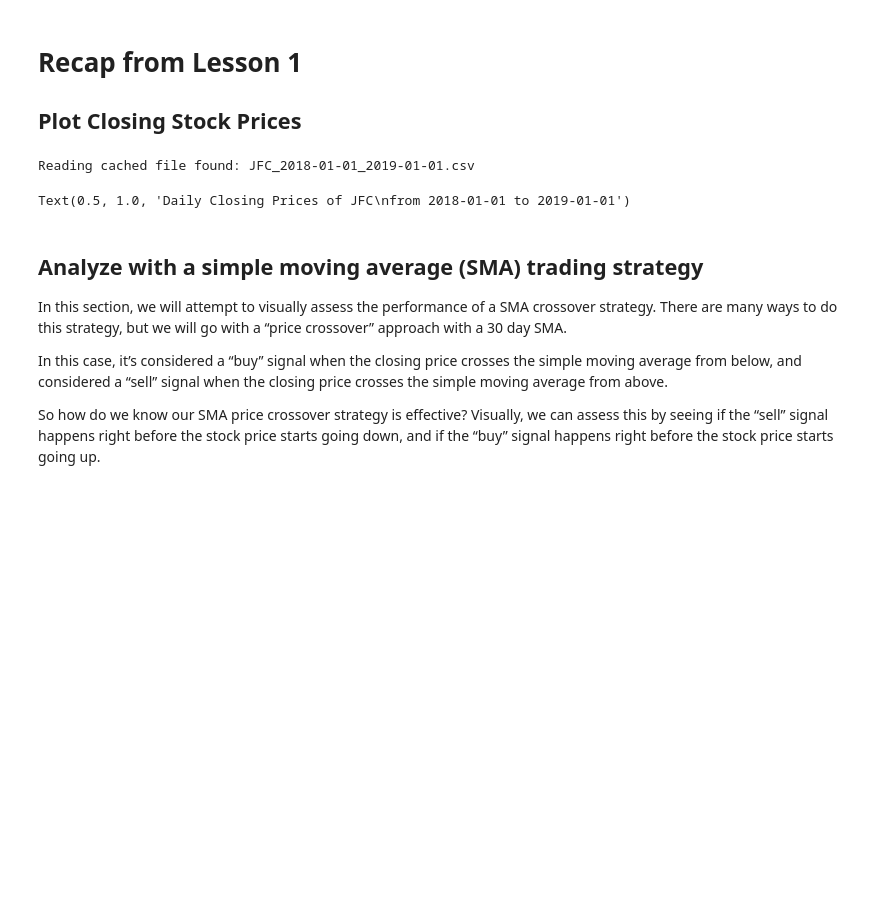
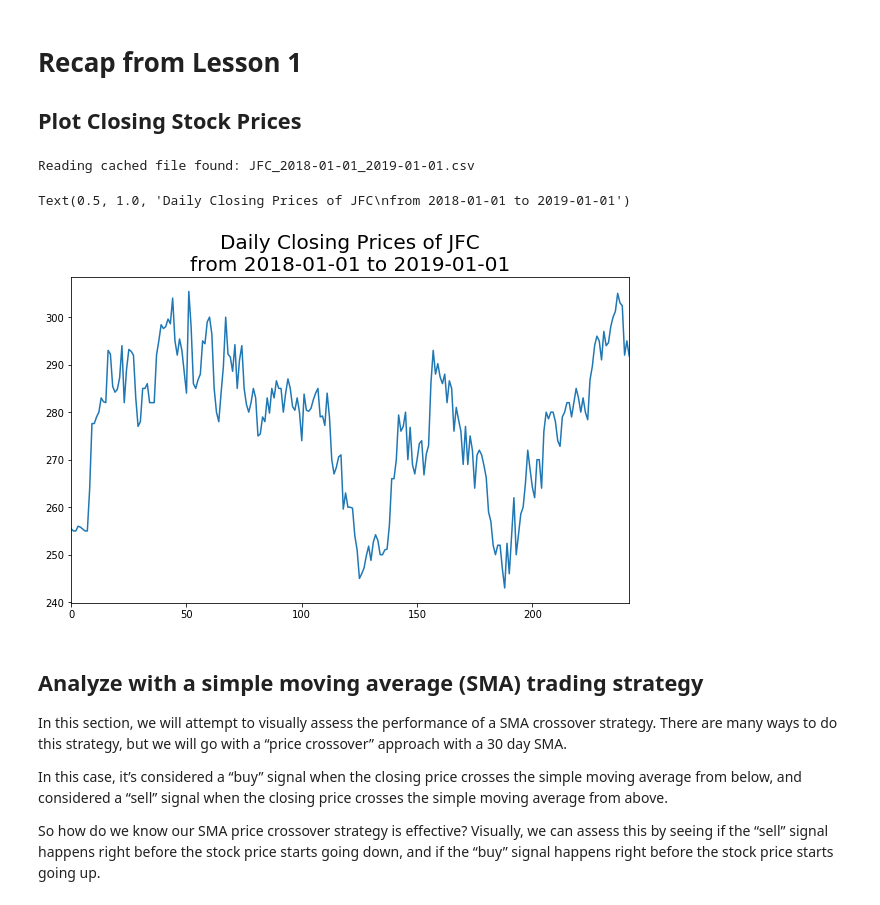
Before and after one commit to enzoampil/fastquant, a Jupyter notebook: lessons/fastquant_lesson2_backtest_your_trading_strategy.ipynb, the cells around one changed output. Drawn from its saved outputs; the diff is of its cells as text; code cells hidden in the pictures; blank space fills up the shorter version.

```diff
--- a/lessons/fastquant_lesson2_backtest_your_trading_strategy.ipynb
+++ b/lessons/fastquant_lesson2_backtest_your_trading_strategy.ipynb
@@ -30,14 +40,15 @@ Colab notebook on this [link](https://colab.research.google.com/drive/1FxxY5kDdp
 ## Plot Closing Stock Prices
 # %%
 from matplotlib import pyplot as plt
-from fastquant import backtest, get_pse_data
-#%matplotlib inline
-jfc = get_pse_data("JFC", "2018-01-01", "2019-01-01")
+from fastquant import backtest, get_stock_data
+%matplotlib inline
+jfc = get_stock_data("JFC", "2018-01-01", "2019-01-01")
 jfc.close.plot(figsize=(10, 6))
 plt.title("Daily Closing Prices of JFC\nfrom 2018-01-01 to 2019-01-01", fontsize=20)
 # %% [output]
 Reading cached file found: JFC_2018-01-01_2019-01-01.csv
 Text(0.5, 1.0, 'Daily Closing Prices of JFC\nfrom 2018-01-01 to 2019-01-01')
+[figure, added]
 # %% [markdown]
 ## Analyze with a simple moving average (SMA) trading strategy
 
```
Also changed, not shown: parts of 7 cells of this notebook.
